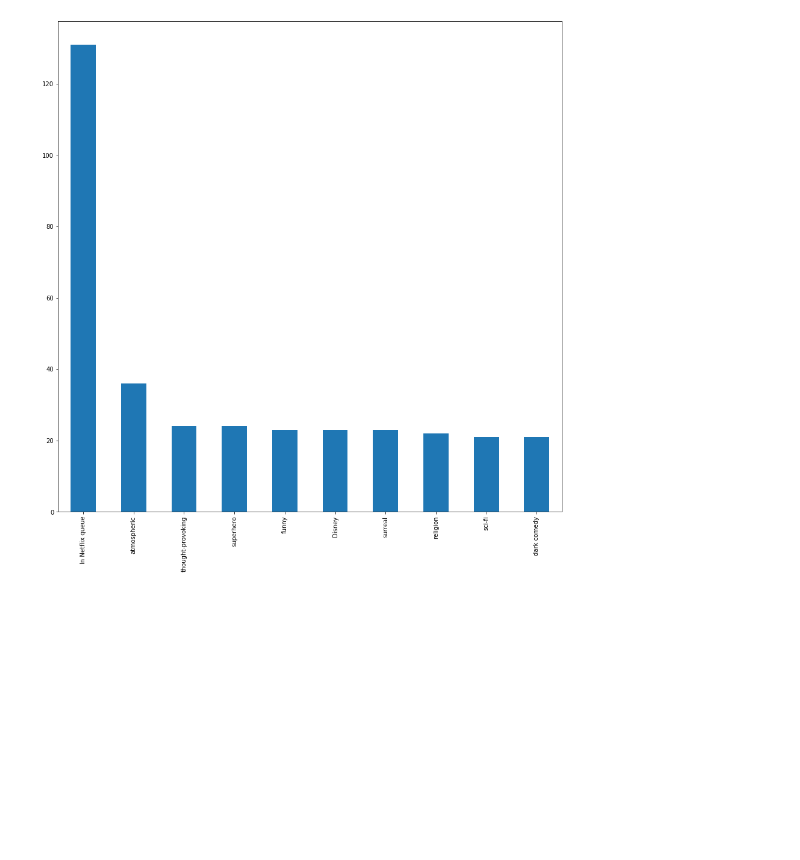
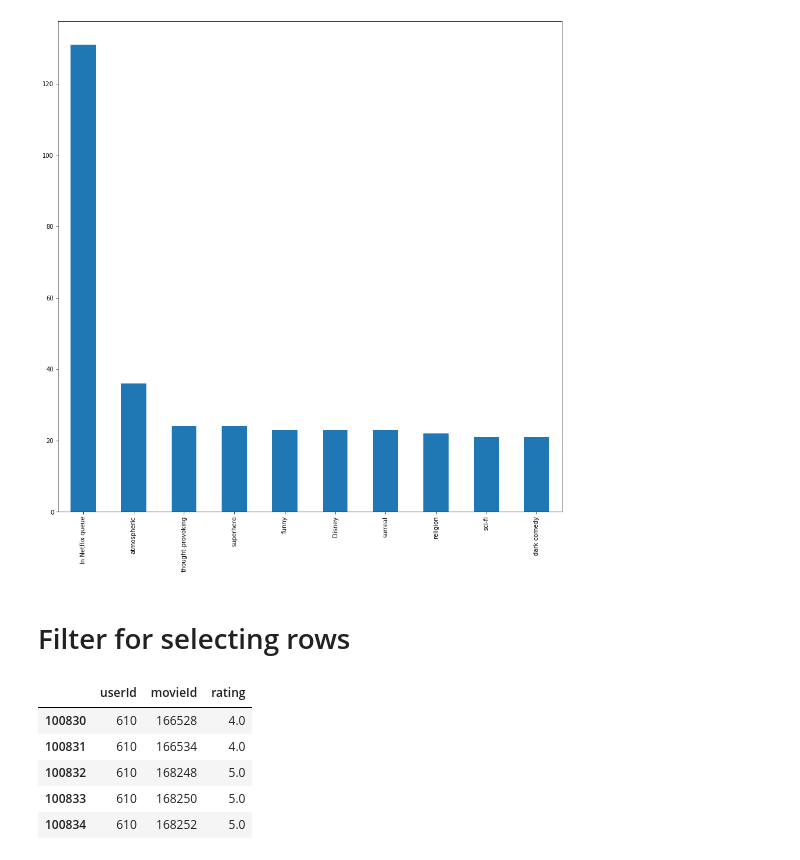
Before and after one commit to kotteeshwaran/pandas, a Jupyter notebook: movie_dataset.ipynb, the cells around one changed output. Saved outputs shown, nothing was run; the diff lists cells and outputs as text; code cells hidden in the pictures; blank space fills up the shorter version.

```diff
--- a/movie_dataset.ipynb
+++ b/movie_dataset.ipynb
@@ -336,3 +336,16 @@ tag_count[:10].plot(kind='bar',figsize=(15,15))
 # %% [output]
 <matplotlib.axes._subplots.AxesSubplot at 0x...>
 [figure]
+# %% [markdown]
+# Filter for selecting rows
+# %%
+is_highly_rated = ratings['rating']>3
+# %%
+ratings[is_highly_rated][-5:]
+# %% [output]
+|  | userId | movieId | rating |
+| 100830 | 610 | 166528 | 4.0 |
+| 100831 | 610 | 166534 | 4.0 |
+| 100832 | 610 | 168248 | 5.0 |
+| 100833 | 610 | 168250 | 5.0 |
+| 100834 | 610 | 168252 | 5.0 |
```
Also changed, not shown: parts of 6 cells of this notebook, 5 other files.
